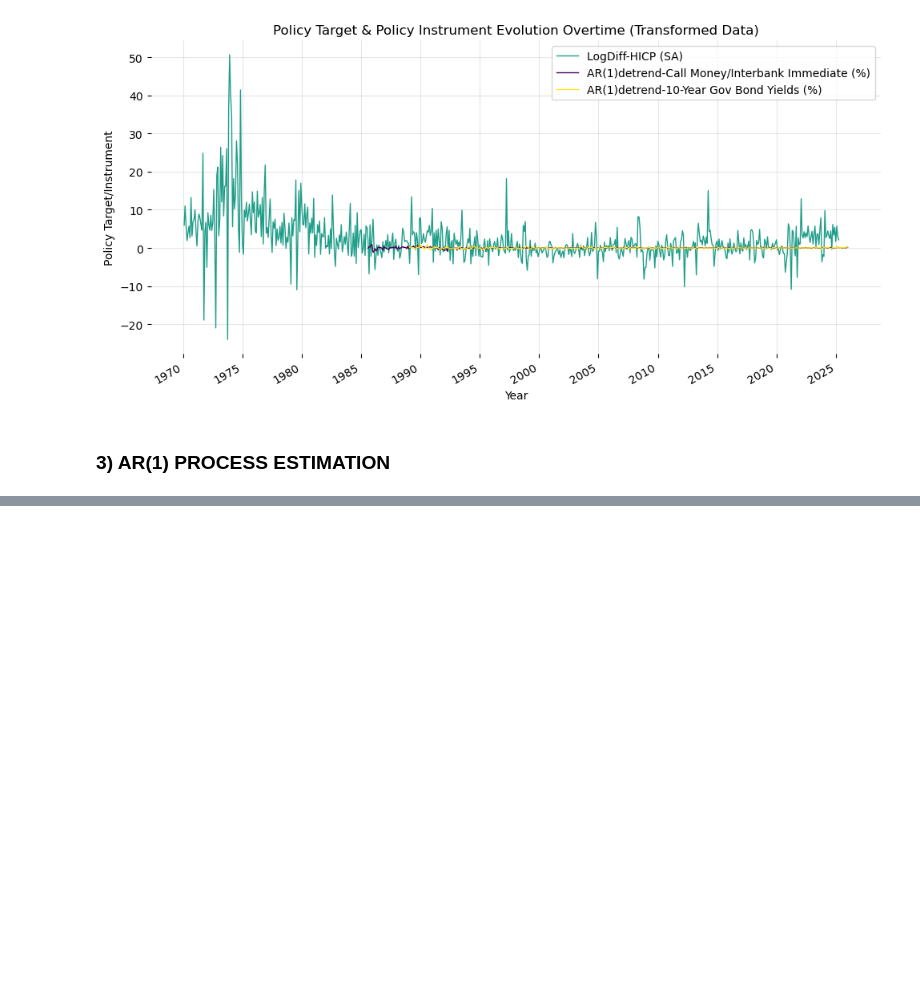
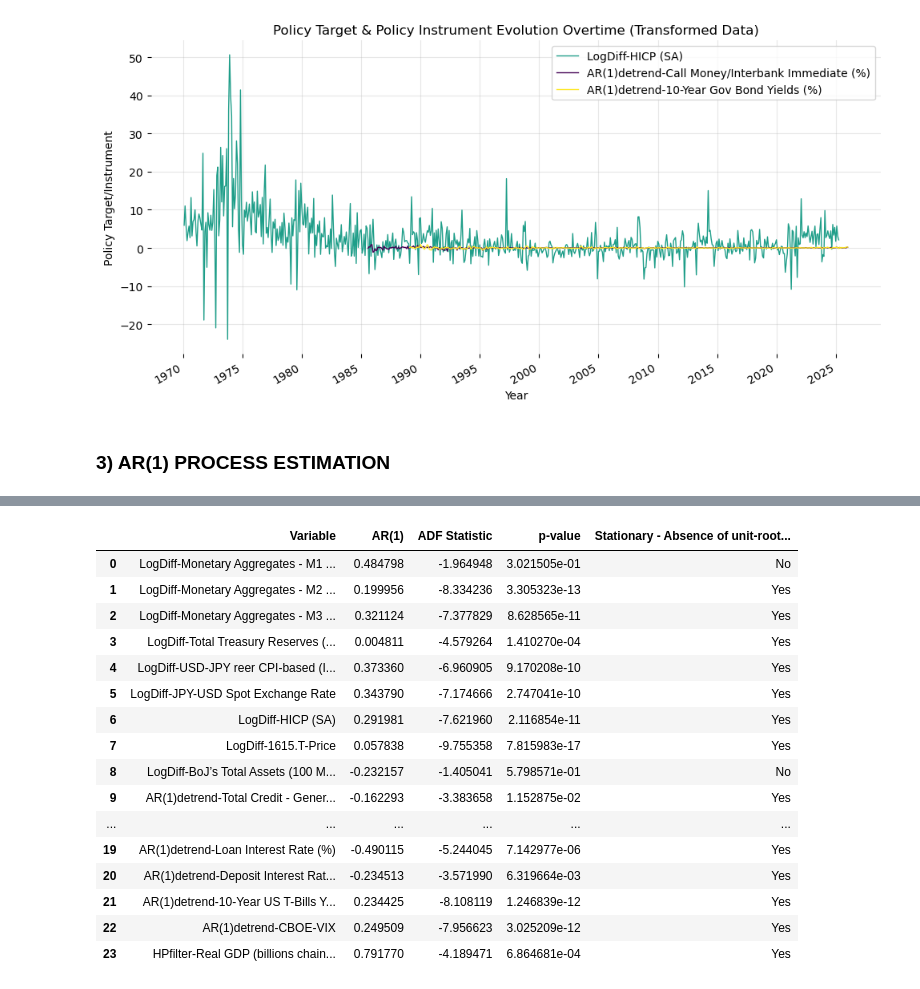
Before and after one commit to EliaLand/Policy_Target_RegimeSwitchingPersistence, a Jupyter notebook: Module3_ar_analysis.ipynb, the cells around one changed output, grey strips where cells are left out. Cells and saved outputs as stored; diff of their text form; code cells hidden in the pictures; blank space fills up the shorter version.

Commit message:
tables

```diff
--- a/Module3_ar_analysis.ipynb
+++ b/Module3_ar_analysis.ipynb
@@ -72,6 +74,7 @@ from arch.unitroot import PhillipsPerron
 jp_aggregated_df = pd.read_csv("Data/Aggregated/jp_aggregated_df.csv")
 jp_trans_df = pd.read_csv("Data/Transformed/jp_trans_df.csv")
 jp_core_trans_df = pd.read_csv("Data/Transformed/jp_core_trans_df.csv")
+jp_core_hybrid_df = pd.read_csv("Data/Transformed/jp_core_hybrid_df.csv")
 # %%
 # General color settings (viridis palette)
 core_trans_var_colors = {
@@ -514,0 +869,18 @@ Notes:
+# %%
+# Autocorrelation coefficients AR(1)
+# Drop non-numeric columns and rows with missing values
+df = jp_trans_df.copy()
+jp_transformed_numeric = df.drop(columns=["Country", "Time"]).dropna()
+
+# AR(1) autocorrelation for each variable
+ar1_results = {}
+for col in jp_transformed_numeric.columns:
+    series = jp_transformed_numeric[col]
+
+# (!!!) lag-1 autocorrelation
+    ar1 = series.autocorr(lag=1)
+    ar1_results[col] = ar1
+
+# Better to create a dataframe to display the results
+jp_ar1_df = pd.DataFrame.from_dict(ar1_results, orient="index", columns=["AR(1)"])
+jp_ar1_df
@@ -514,0 +905,49 @@ Notes:
+# %%
+# Unit-root Testing - Adfuller Test
+# Drop non-numeric columns and handle missing data
+df = jp_trans_df.copy()
+jp_trans_numeric = df.drop(columns=["Country", "Time"]).dropna()
+
+# (!!!) We need to initialize the results as empty list before execuding the test
+results = []
+
+for col in jp_trans_numeric.columns:
+    series = jp_trans_numeric[col]
+
+# As before, we extract the AR(1) coefficients
+    ar1 = series.autocorr(lag=1)
+
+# Augmented Dickey-Fuller (ADF) unit root test
+    adf_result = adfuller(series, autolag="AIC")
+    adf_stat = adf_result[0]
+    p_value = adf_result[1]
+    crit_values = adf_result[4]
+
+    results.append({
+        "Variable": col,
+        "AR(1)": ar1,
+        "ADF Statistic": adf_stat,
+        "p-value": p_value,
+        "Stationary - Absence of unit-root (HP1)": "Yes" if p_value < 0.05 else "No"
+    })
+
+jp_adf_df = pd.DataFrame(results)
+jp_adf_df
+# %% [output]
+|  | Variable | AR(1) | ADF Statistic | p-value | Stationary - Absence of unit-root... |
+| 0 | LogDiff-Monetary Aggregates - M1 ... | 0.484798 | -1.964948 | 3.021505e-01 | No |
+| 1 | LogDiff-Monetary Aggregates - M2 ... | 0.199956 | -8.334236 | 3.305323e-13 | Yes |
+| 2 | LogDiff-Monetary Aggregates - M3 ... | 0.321124 | -7.377829 | 8.628565e-11 | Yes |
+| 3 | LogDiff-Total Treasury Reserves (... | 0.004811 | -4.579264 | 1.410270e-04 | Yes |
+| 4 | LogDiff-USD-JPY reer CPI-based (I... | 0.373360 | -6.960905 | 9.170208e-10 | Yes |
+| 5 | LogDiff-JPY-USD Spot Exchange Rate | 0.343790 | -7.174666 | 2.747041e-10 | Yes |
+| 6 | LogDiff-HICP (SA) | 0.291981 | -7.621960 | 2.116854e-11 | Yes |
+| 7 | LogDiff-1615.T-Price | 0.057838 | -9.755358 | 7.815983e-17 | Yes |
+| 8 | LogDiff-BoJ’s Total Assets (100 M... | -0.232157 | -1.405041 | 5.798571e-01 | No |
+| 9 | AR(1)detrend-Total Credit - Gener... | -0.162293 | -3.383658 | 1.152875e-02 | Yes |
+| ... | ... | ... | ... | ... | ... |
+| 19 | AR(1)detrend-Loan Interest Rate (%) | -0.490115 | -5.244045 | 7.142977e-06 | Yes |
+| 20 | AR(1)detrend-Deposit Interest Rat... | -0.234513 | -3.571990 | 6.319664e-03 | Yes |
+| 21 | AR(1)detrend-10-Year US T-Bills Y... | 0.234425 | -8.108119 | 1.246839e-12 | Yes |
+| 22 | AR(1)detrend-CBOE-VIX | 0.249509 | -7.956623 | 3.025209e-12 | Yes |
+| 23 | HPfilter-Real GDP (billions chain... | 0.791770 | -4.189471 | 6.864681e-04 | Yes |
```
Also changed, not shown: parts of 17 cells of this notebook, 2 other files.
